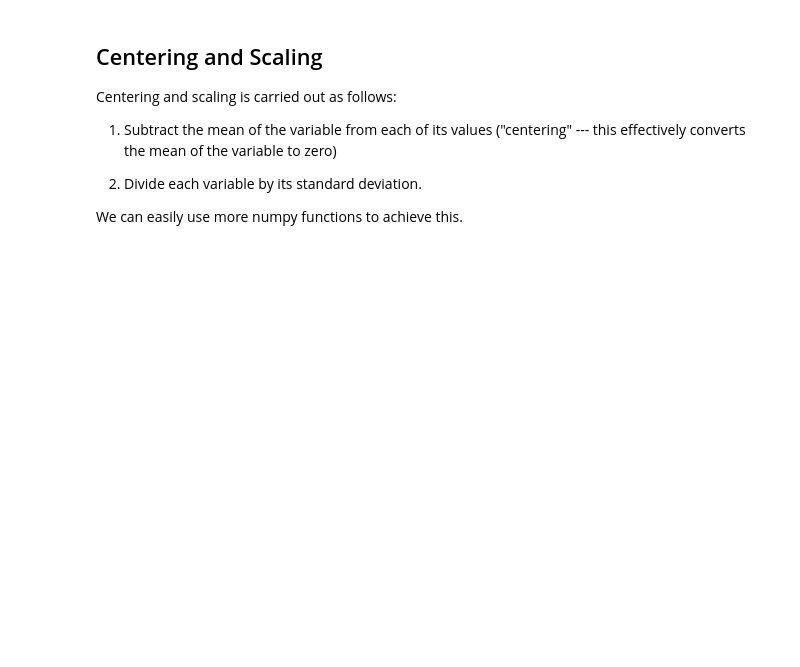
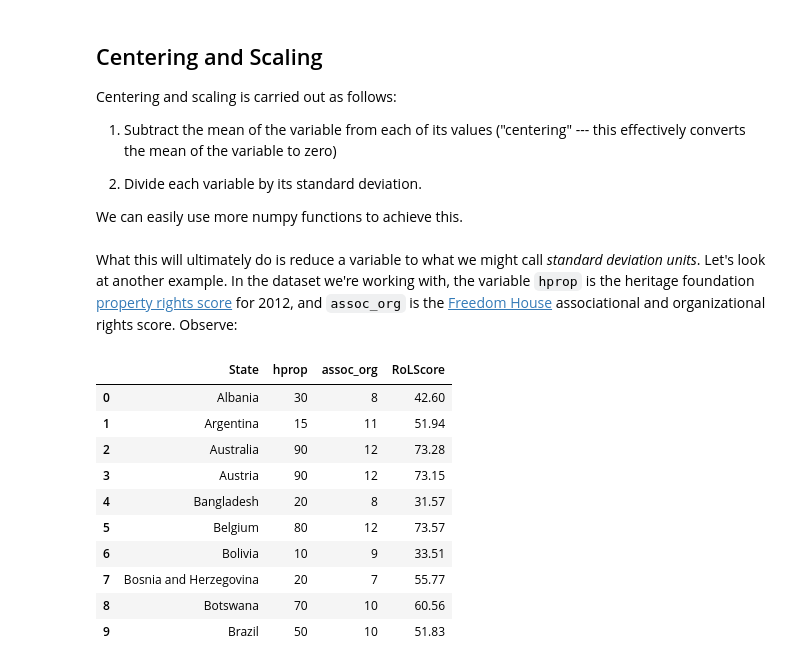
Before and after one commit to paultopia/library_gobbledygook, a Jupyter notebook: lesson_notebooks/data-transformations.ipynb, the cells around one changed output. Drawn from its saved outputs; the diff is of its cells as text; code cells hidden in the pictures; blank space fills up the shorter version.

```diff
--- a/lesson_notebooks/data-transformations.ipynb
+++ b/lesson_notebooks/data-transformations.ipynb
@@ -110,0 +137,16 @@ We can easily use more numpy functions to achieve this.
+# %% [markdown]
+What this will ultimately do is reduce a variable to what we might call *standard deviation units*.  Let's look at another example.  In the dataset we're working with, the variable `hprop` is the heritage foundation [property rights score](https://www.heritage.org/index/property-rights) for 2012, and `assoc_org` is the [Freedom House](https://freedomhouse.org/) associational and organizational rights score.  Observe:
+# %%
+df[['State', 'hprop', 'assoc_org', 'RoLScore']].head(10)
+# %% [output]
+|  | State | hprop | assoc_org | RoLScore |
+| 0 | Albania | 30 | 8 | 42.60 |
+| 1 | Argentina | 15 | 11 | 51.94 |
+| 2 | Australia | 90 | 12 | 73.28 |
+| 3 | Austria | 90 | 12 | 73.15 |
+| 4 | Bangladesh | 20 | 8 | 31.57 |
+| 5 | Belgium | 80 | 12 | 73.57 |
+| 6 | Bolivia | 10 | 9 | 33.51 |
+| 7 | Bosnia and Herzegovina | 20 | 7 | 55.77 |
+| 8 | Botswana | 70 | 10 | 60.56 |
+| 9 | Brazil | 50 | 10 | 51.83 |
```
Also changed, not shown: parts of 9 cells of this notebook, 1 other file.
